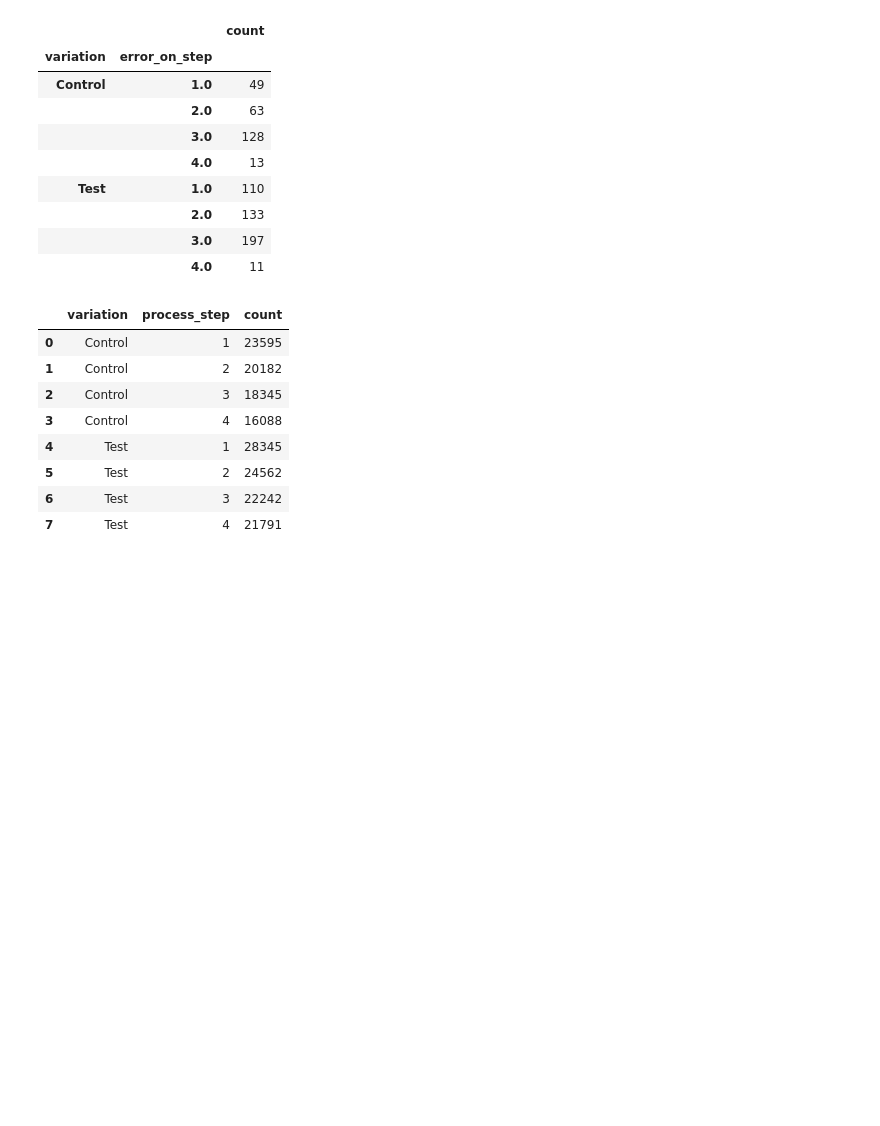
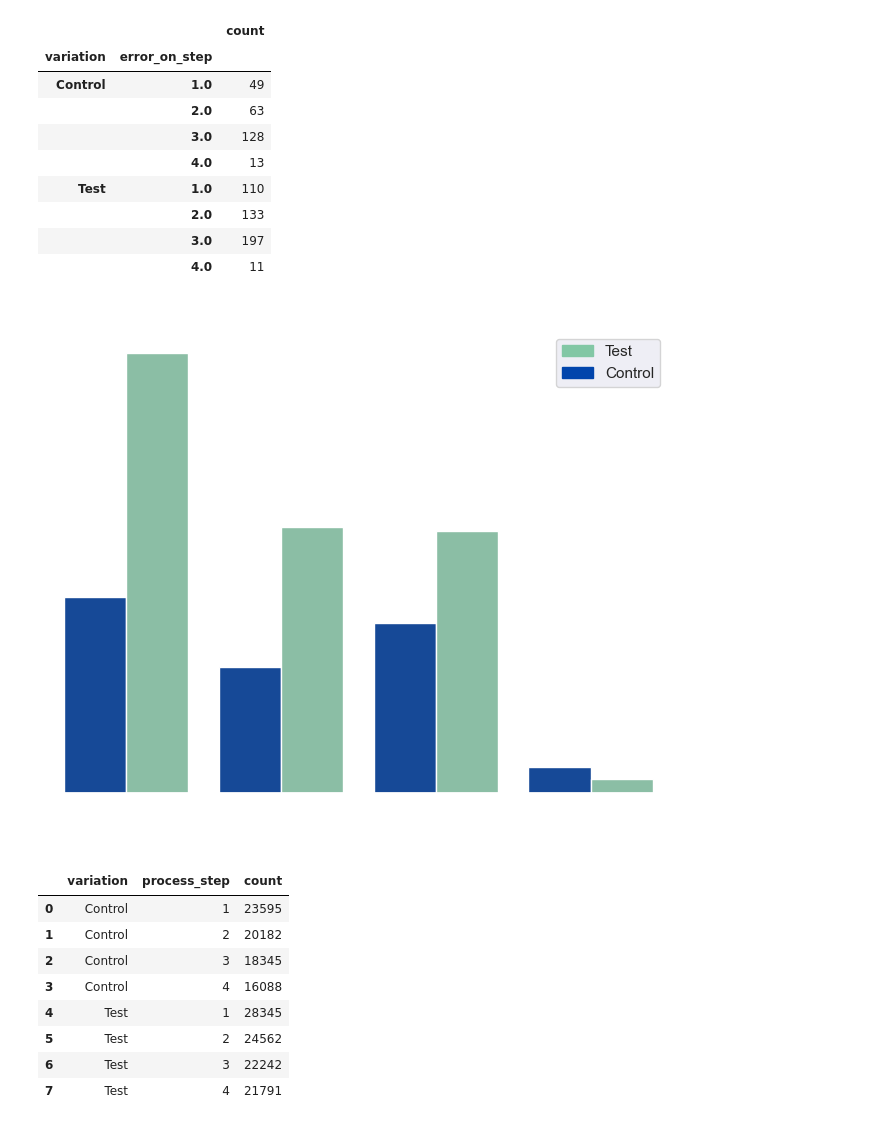
Before and after one commit to arnaurr94/vanguard-ab-test, a Jupyter notebook: dataframes.ipynb, the cells around one changed output. Drawn from its saved outputs; the diff is of its cells as text; code cells hidden in the pictures; blank space fills up the shorter version.

```diff
--- a/dataframes.ipynb
+++ b/dataframes.ipynb
@@ -688,6 +760,62 @@ errors_step
 |  | 2.0 | 133 |
 |  | 3.0 | 197 |
 |  | 4.0 | 11 |
+# %%
+# Custom palette
+custom_palette = {
+    'Test': '#82c7a5',
+    'Control': '#0145ac'
+}
+# Create the plot
+plt.figure(figsize=(8, 6), facecolor='none')  # Transparent figure
+sns.set_theme(style="dark")  # Use a dark style for better white axis contrast
+
+sns.barplot(data=errors, x='error_on_step', y='count', hue='variation', errorbar=None, palette=custom_palette)
+# Make background transparent
+ax = plt.gca()
+ax.set_facecolor('none')  # Transparent axes background
+ax.xaxis.label.set_color('white')
+ax.yaxis.label.set_color('white')
+ax.tick_params(colors='white')
+
+# Set axis spine colors to white
+for spine in ax.spines.values():
+    spine.set_color('white')
+ax.spines['top'].set_visible(False)
+ax.spines['right'].set_visible(False)
+ax.spines['left'].set_visible(False)
+ax.yaxis.set_visible(False)
+
+
+# Set axis label and tick color to white
+ax.xaxis.label.set_color('white')
+ax.yaxis.label.set_color('white')
+ax.tick_params(colors='white')
+# Custom legend handles
+legend_handles = [
+    Patch(color=color, label=label)
+    for label, color in custom_palette.items()
+]
+# Add text labels on top of each bar
+for bar in ax.patches:
+    height = bar.get_height()
+    if height > 0:  # Skip if bar height is 0
+        plt.text(
+            bar.get_x() + bar.get_width() / 2,  # x position: center of bar
+            height,                             # y position: top of bar
+            f'{int(height)}',                   # display value as integer
+            ha='center', va='bottom',
+            color='white', fontsize=10
+        )
+plt.title('Error count', color='white')
+plt.xlabel('Step')
+plt.ylabel('')
+plt.legend(handles=legend_handles, title=None)
+
+# Show plot
+plt.show()
+# %% [output]
+[figure, added]
 # %%
 ## This query gets counts per step per variation to later calculate error rates.
 
```
Also changed, not shown: parts of 14 cells of this notebook, 6 other files.
